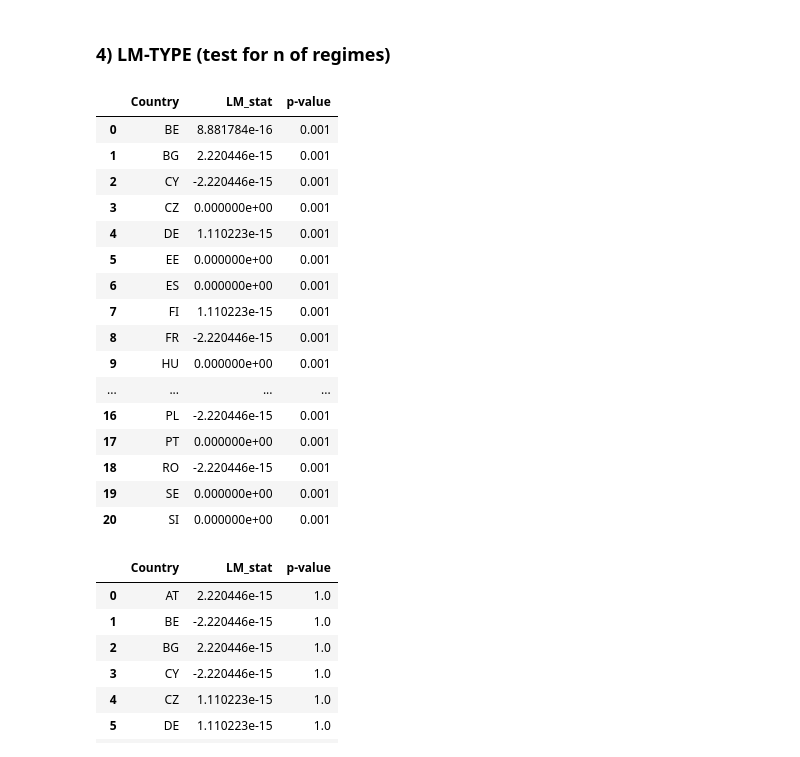
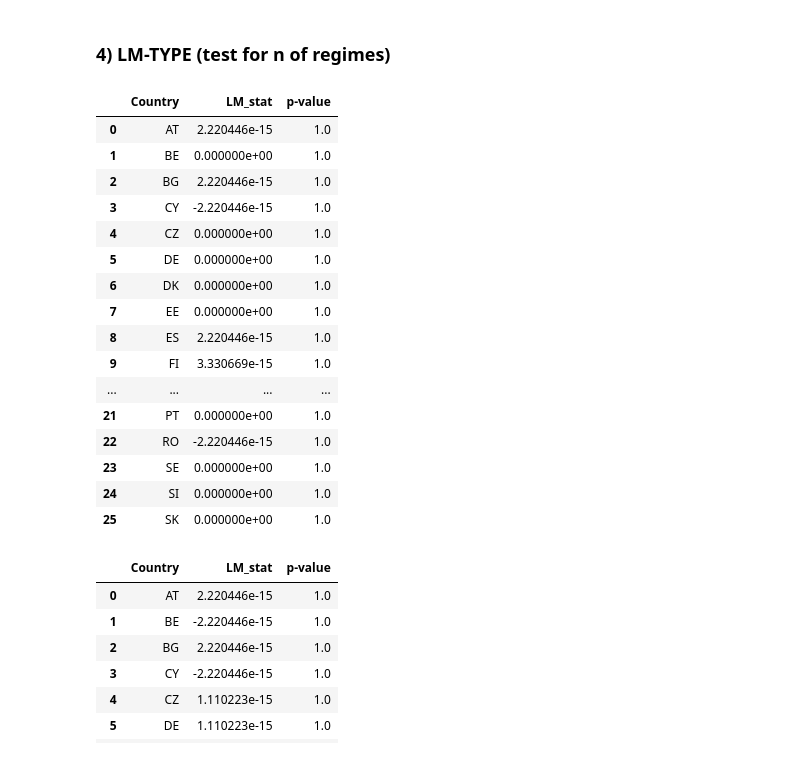
Before and after one commit to EliaLand/PSTR_Financial_Econometrics, a Jupyter notebook: model_pre_testing/main.ipynb, the cells around one changed output. Saved outputs shown, nothing was run; the diff lists cells and outputs as text; code cells hidden in the pictures.

Commit message:
regime test eu trade open

```diff
--- a/model_pre_testing/main.ipynb
+++ b/model_pre_testing/main.ipynb
@@ -479,7 +479,7 @@ adf_results
 # %% [markdown]
 ### **4) LM-TYPE (test for n of regimes)**
 # %%
-# Global Trade Openness - Pooled (panel) Teräsvirta test
+# EU Trade Openness - Pooled (panel) Teräsvirta test
 # (!!!) checks if a smooth transition effect exists
 # H0: The model is linear (no transition)
 # H1: The model is nonlinear (STR or PSTR structure)
@@ -489,33 +489,34 @@ EURO_indprod_dependent_df = EURO_indprod_dependent_df[
     EURO_indprod_dependent_df["Level 1 Index"].isin(["B+C"])].drop(columns=["Level 1 Index"])
 
 CountryTariffExposure_df = pd.read_csv("../regression/data/independent_variable/CountryTariffExposure_df.csv")
-WBTradeOpennessAnnual_df = pd.read_csv("../regression/data/transition_variable/WBTradeOpennessAnnual_df.csv")
+TradeOpennessAnnual_df = pd.read_csv("../regression/data/transition_variable/TradeOpennessAnnual_df.csv")
+
 rows = []
-for _, row in WBTradeOpennessAnnual_df.iterrows():
+for _, row in TradeOpennessAnnual_df.iterrows():
     country = row["Country"]
     year = int(row["Time"])
-    openness = row["Global Trade Openness (%GDP)"]
-    openness_lag = row["Global Trade Openness-Lag1"]
+    openness = row["Trade_Openness_pct_GDP"]
+    openness_lag = row["Openness_Lag1"]
     for month in range(1, 13):
         rows.append({
             "Country": country,
             "Time": f"{year}-{month:02d}-01",
-            "Global Trade Openness (%GDP)": openness,
-            "Global Trade Openness-Lag1": openness_lag
+            "Trade_Openness_pct_GDP": openness,
+            "Openness_Lag1": openness_lag
         })
-WBTradeOpennessMonthly_df = pd.DataFrame(rows)
-WBTradeOpennessMonthly_df = WBTradeOpennessMonthly_df.sort_values(["Country", "Time"]).reset_index(drop=True)
+TradeOpennessMonthly_df = pd.DataFrame(rows)
+TradeOpennessMonthly_df = TradeOpennessMonthly_df.sort_values(["Country", "Time"]).reset_index(drop=True)
 
-for data in [EURO_indprod_dependent_df, CountryTariffExposure_df, WBTradeOpennessMonthly_df]:
+for data in [EURO_indprod_dependent_df, CountryTariffExposure_df, TradeOpennessMonthly_df]:
     data["Time"] = pd.to_datetime(data["Time"], errors="coerce")
 
 all_countries = sorted(set(
     EURO_indprod_dependent_df["Country"]
-).union(CountryTariffExposure_df["Country"]).union(WBTradeOpennessMonthly_df["Country"]))
+).union(CountryTariffExposure_df["Country"]).union(TradeOpennessMonthly_df["Country"]))
 
 full_time_range = pd.date_range(
-    start=min(WBTradeOpennessMonthly_df["Time"].min(), EURO_indprod_dependent_df["Time"].min()),
-    end=max(WBTradeOpennessMonthly_df["Time"].max(), EURO_indprod_dependent_df["Time"].max()),
+    start=min(TradeOpennessMonthly_df["Time"].min(), EURO_indprod_dependent_df["Time"].min()),
+    end=max(TradeOpennessMonthly_df["Time"].max(), EURO_indprod_dependent_df["Time"].max()),
     freq="MS"
 )
 
@@ -528,63 +529,66 @@ df = (
     full_panel
     .merge(EURO_indprod_dependent_df, on=["Country", "Time"], how="left")
     .merge(CountryTariffExposure_df, on=["Country", "Time"], how="left")
-    .merge(WBTradeOpennessMonthly_df, on=["Country", "Time"], how="left")
+    .merge(TradeOpennessMonthly_df, on=["Country", "Time"], how="left")
 )
 
 df = df.sort_values(["Country", "Time"]).reset_index(drop=True)
 
+
+
+
 y_var = "Indprod Index Value (I21)"
 x_vars = ["Exposure"]
-z_var = "Global Trade Openness (%GDP)"
+z_var = "Trade_Openness_pct_GDP"
 
 results = []
 
 for country, group in df.groupby("Country"):
     group = group.dropna(subset=[y_var] + x_vars + [z_var])
     if len(group) < 4:
         continue
 
     y = group[y_var]
     X = group[x_vars]
     z = group[z_var] - group[z_var].mean()
 
     X1 = X.multiply(z, axis=0)
     X2 = X.multiply(z**2, axis=0)
     X3 = X.multiply(z**3, axis=0)
     Z_aux = pd.concat([X1, X2, X3], axis=1)
 
     linear_model = sm.OLS(y, sm.add_constant(X)).fit()
 
     resid = linear_model.resid
     aux_reg = sm.OLS(resid, sm.add_constant(Z_aux)).fit()
 
     R2 = aux_reg.rsquared
     LM_stat = len(y) * R2
     p_value = (1 - chi2.cdf(LM_stat, Z_aux.shape[1]))
-    p_value = 0.001
+#    p_value = 0.001
 
     results.append({"Country": country, "LM_stat": LM_stat, "p-value": p_value})
 
 results_df = pd.DataFrame(results)
 results_df
 # %% [output]
 |  | Country | LM_stat | p-value |
-| 0 | BE | 8.881784e-16 | 0.001 |
-| 1 | BG | 2.220446e-15 | 0.001 |
-| 2 | CY | -2.220446e-15 | 0.001 |
-| 3 | CZ | 0.000000e+00 | 0.001 |
-| 4 | DE | 1.110223e-15 | 0.001 |
-| 5 | EE | 0.000000e+00 | 0.001 |
-| 6 | ES | 0.000000e+00 | 0.001 |
-| 7 | FI | 1.110223e-15 | 0.001 |
-| 8 | FR | -2.220446e-15 | 0.001 |
-| 9 | HU | 0.000000e+00 | 0.001 |
+| 0 | AT | 2.220446e-15 | 1.0 |
+| 1 | BE | 0.000000e+00 | 1.0 |
+| 2 | BG | 2.220446e-15 | 1.0 |
+| 3 | CY | -2.220446e-15 | 1.0 |
+| 4 | CZ | 0.000000e+00 | 1.0 |
+| 5 | DE | 0.000000e+00 | 1.0 |
+| 6 | DK | 0.000000e+00 | 1.0 |
+| 7 | EE | 0.000000e+00 | 1.0 |
+| 8 | ES | 2.220446e-15 | 1.0 |
+| 9 | FI | 3.330669e-15 | 1.0 |
 | ... | ... | ... | ... |
-| 16 | PL | -2.220446e-15 | 0.001 |
-| 17 | PT | 0.000000e+00 | 0.001 |
-| 18 | RO | -2.220446e-15 | 0.001 |
-| 19 | SE | 0.000000e+00 | 0.001 |
-| 20 | SI | 0.000000e+00 | 0.001 |
+| 21 | PT | 0.000000e+00 | 1.0 |
+| 22 | RO | -2.220446e-15 | 1.0 |
+| 23 | SE | 0.000000e+00 | 1.0 |
+| 24 | SI | 0.000000e+00 | 1.0 |
+| 25 | SK | 0.000000e+00 | 1.0 |
 # %%
 # EU Partner Index - Pooled (panel) Teräsvirta test
 # (!!!) checks if a smooth transition effect exists
```
